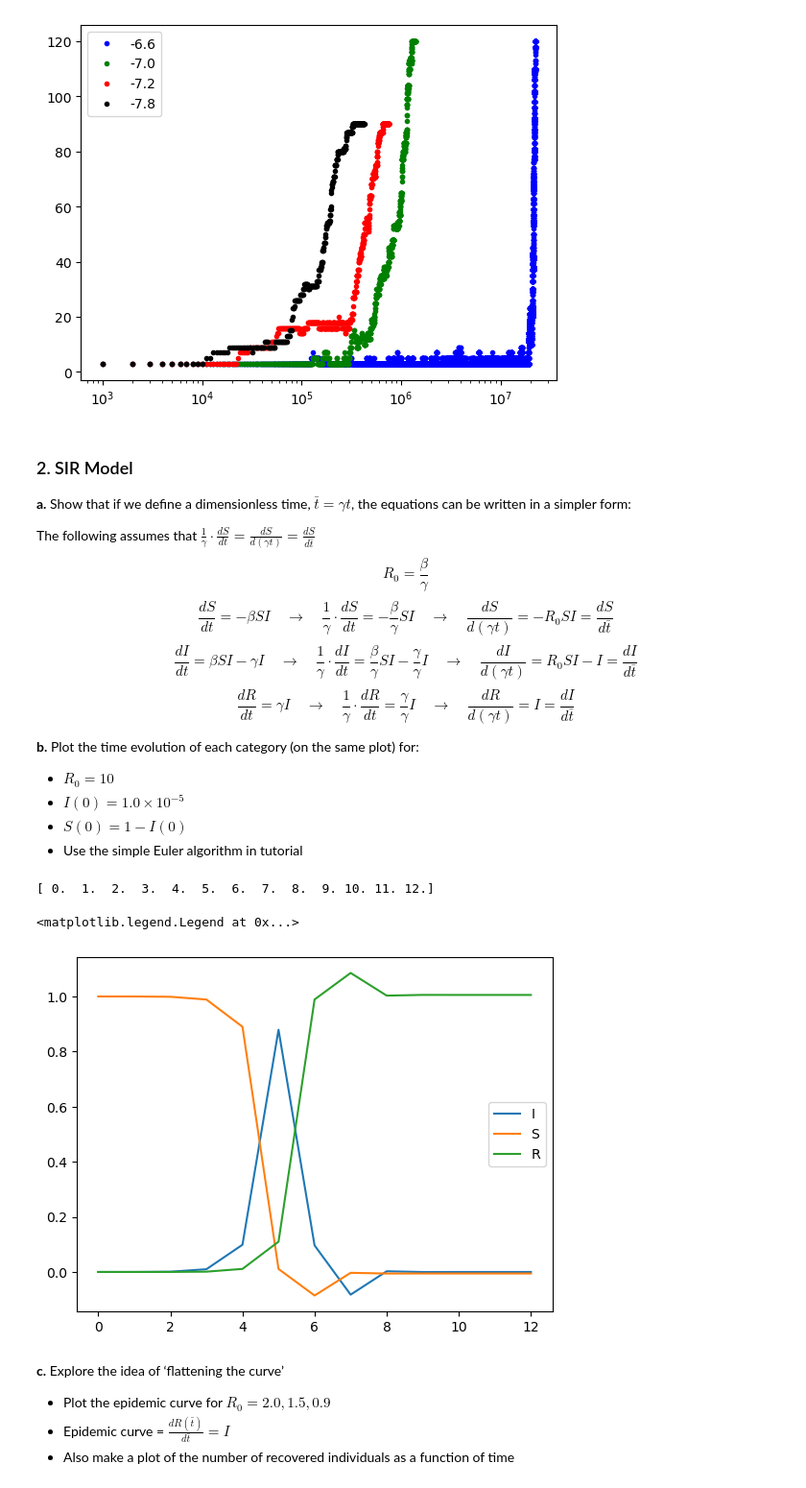
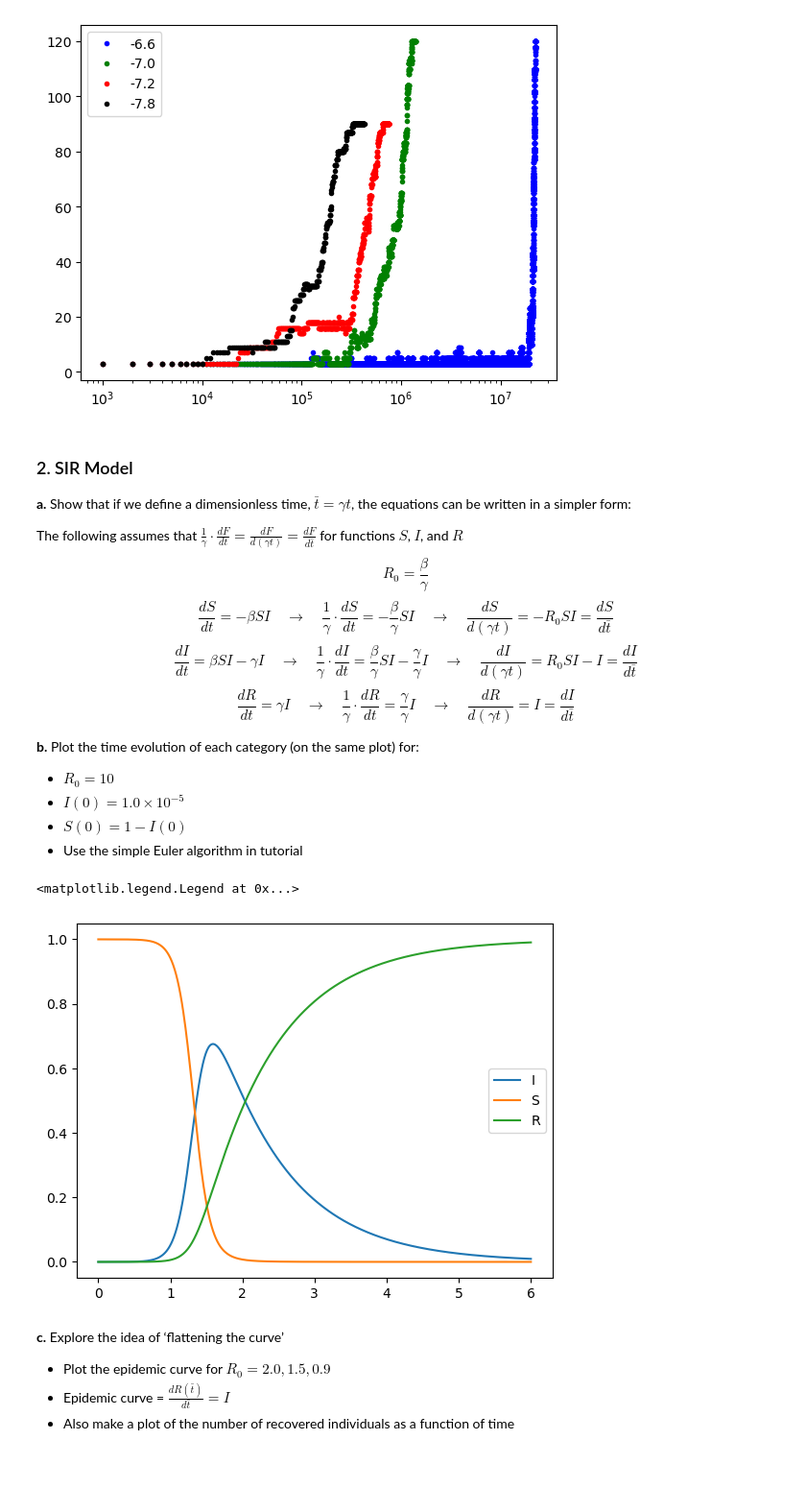
Before and after one commit to helen-5808/QBIO110, a Jupyter notebook: PS1/ps1.ipynb, the cells around one changed output. Shown at 96% size. Cells and saved outputs as stored; diff of their text form; code cells hidden in the pictures.

```diff
--- a/PS1/ps1.ipynb
+++ b/PS1/ps1.ipynb
@@ -54,7 +54,7 @@ plt.legend()
 ### 2. SIR Model
 **a.**  Show that if we define a dimensionless time, $\bar{t} = \gamma t$, the equations can be written in a simpler form:
 
-The following assumes that $\frac{1}{\gamma}\cdot\frac{dS}{dt}=\frac{dS}{d(\gamma t)} = \frac{dS}{d\bar{t}}$
+The following assumes that $\frac{1}{\gamma}\cdot\frac{dF}{dt}=\frac{dF}{d(\gamma t)} = \frac{dF}{d\bar{t}}$ for functions $S$, $I$, and $R$
 $$R_0 = \frac{\beta}{\gamma}$$
 $$
 \frac{dS}{dt} = -\beta SI \quad\rightarrow\quad
@@ -89,46 +89,44 @@ R_var: float = 0.0
 tbar: float = 0.0
 
 # Time progression variables
-delta_time: float = 1
-total_time: float = delta_time*12
+delta_time: float = 0.01
+total_time: float = 6.0
 
 # Set arrays to store the data at each time step
 num_time_steps: int = int(total_time/delta_time) + 1
 S_array: np.ndarray = np.zeros(num_time_steps)
 I_array: np.ndarray = np.zeros(num_time_steps)
 R_array: np.ndarray = np.zeros(num_time_steps)
 time_array: np.ndarray = np.zeros(num_time_steps)
 
 # Loop over each time increment
 for i in range(num_time_steps):
     # Add the current numbers to our storage arrays.
     S_array[i] = S_var
     I_array[i] = I_var
     R_array[i] = R_var
     time_array[i] = tbar
 
     # Calculate the change in each variable over the delta_time
     delta_S: float = -R0_var*S_var*I_var
     delta_I: float = R0_var*S_var*I_var - I_var
     delta_R: float = I_var
 
     # Update the variables according to the change
-    S_var += delta_S
-    I_var += delta_I
-    R_var += delta_R
+    S_var += delta_S*delta_time
+    I_var += delta_I*delta_time
+    R_var += delta_R*delta_time
 
     # Increment time
     tbar += delta_time
 
-print(time_array)
 plt.plot(time_array, I_array, label="I")
 plt.plot(time_array, S_array, label="S")
 plt.plot(time_array, R_array, label="R")
 plt.legend()
 # %% [output]
-[ 0.  1.  2.  3.  4.  5.  6.  7.  8.  9. 10. 11. 12.]
+<matplotlib.legend.Legend at 0x...>
-<matplotlib.legend.Legend at 0x...>
-[figure, old version]
+[figure, new version]
 # %% [markdown]
 **c.** Explore the idea of ‘flattening the curve’
 - Plot the epidemic curve for $R_0 = 2.0, 1.5, 0.9$
```
Also changed, not shown: parts of 4 cells of this notebook.
